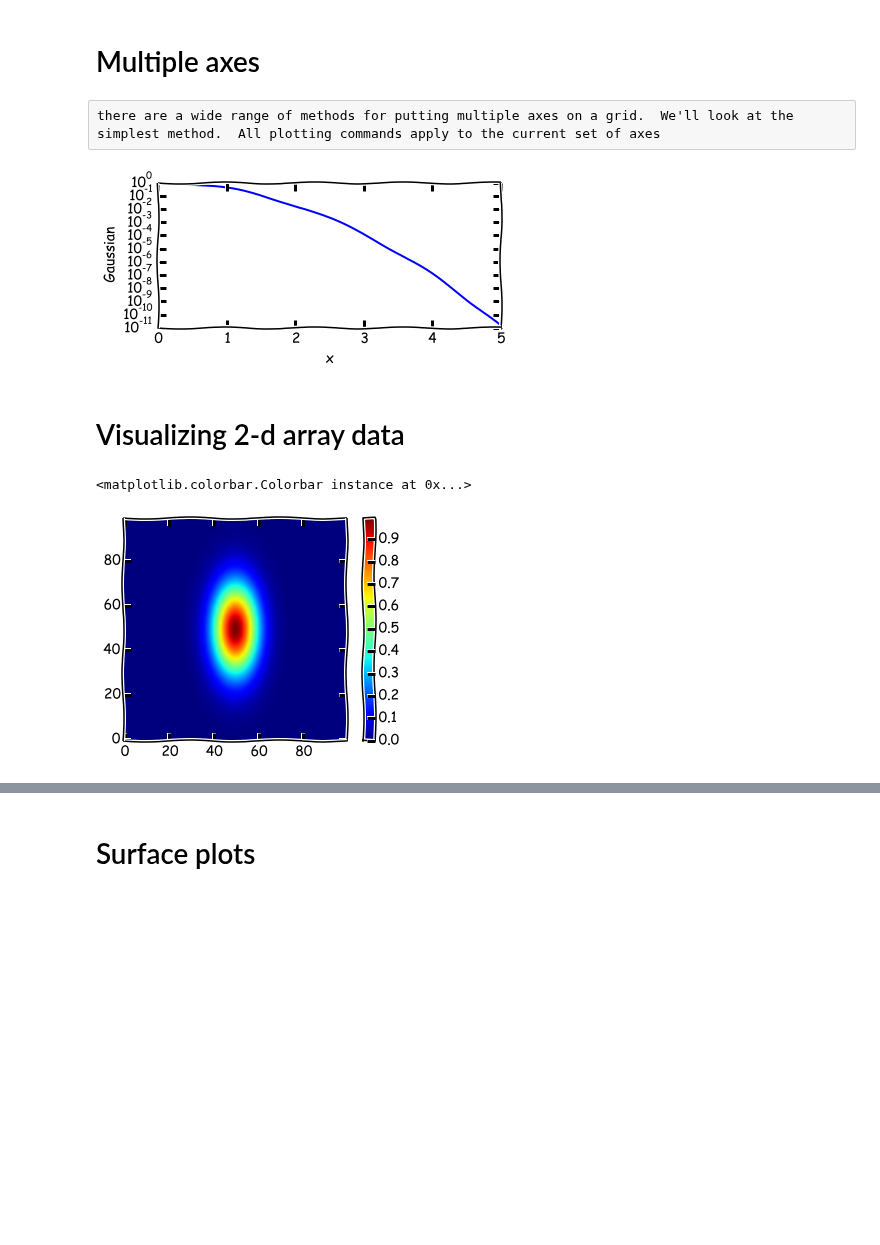
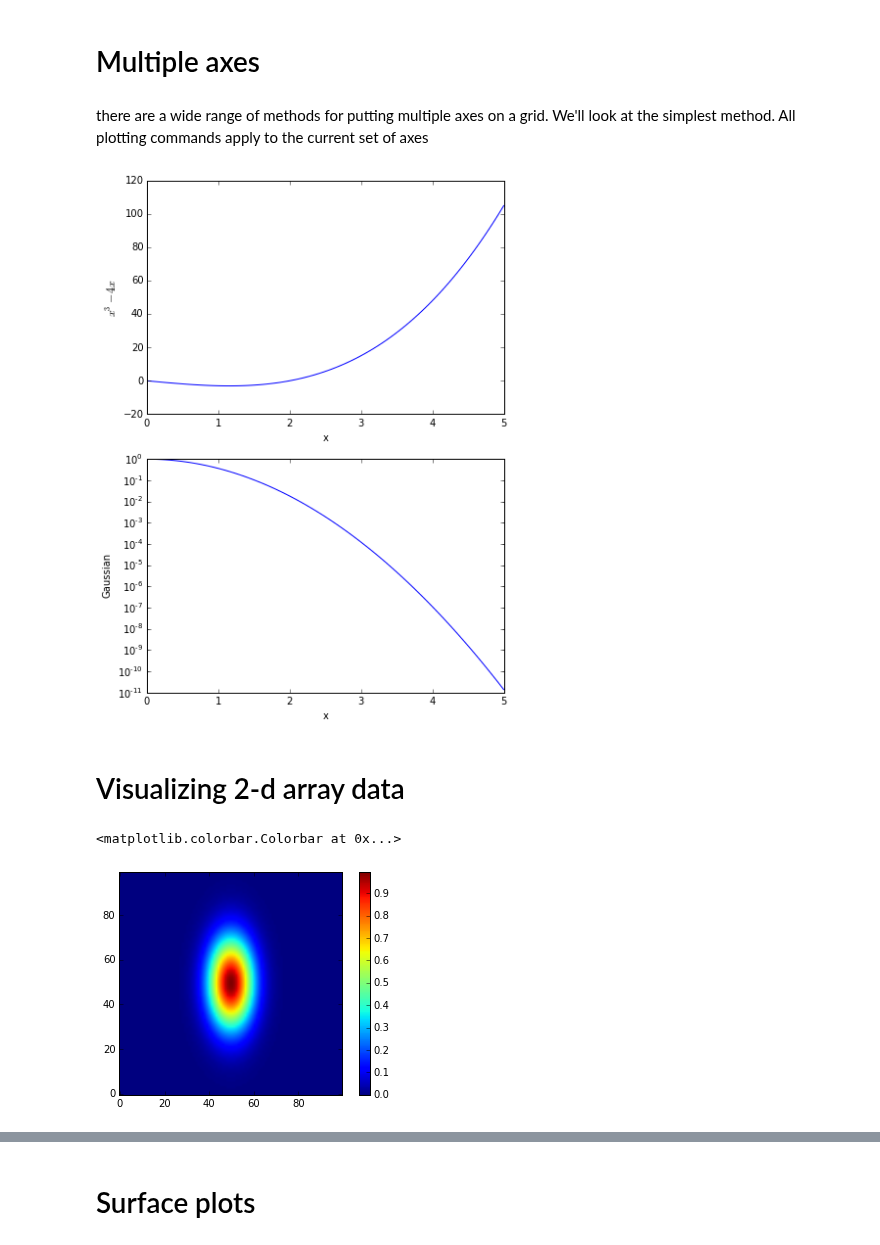
Before and after one commit to sbu-python-class/python-science, a Jupyter notebook: lectures/03-matplotlib/matplotlib-basics.ipynb, the cells around one changed output, grey strips where cells are left out. Cells and saved outputs as stored; diff of their text form; code cells hidden in the pictures; blank space fills up the shorter version.

```diff
--- a/lectures/03-matplotlib/matplotlib-basics.ipynb
+++ b/lectures/03-matplotlib/matplotlib-basics.ipynb
@@ -71,50 +75,50 @@ pylab.setp(line)
 # %% [markdown]
 # Multiple axes
-# %% [raw]
-there are a wide range of methods for putting multiple axes on a grid.  We'll look at the simplest method.  All plotting commands apply to the current set of axes
+# %% [markdown]
+there are a wide range of methods for putting multiple axes on a grid.  We'll look at the simplest method.  All plotting commands apply to the current set of axes
 # %%
-pylab.subplot(211)
+plt.subplot(211)
 
-x = numpy.linspace(0,5,100)
-pylab.plot(x, x**3 - 4*x)
-pylab.xlabel("x")
-pylab.ylabel(r"$x^3 - 4x$")
+x = np.linspace(0,5,100)
+plt.plot(x, x**3 - 4*x)
+plt.xlabel("x")
+plt.ylabel(r"$x^3 - 4x$", fontsize="large")
 
-pylab.subplot(312)
+plt.subplot(212)
 
-pylab.plot(x, numpy.exp(-x**2))
-pylab.xlabel("x")
-pylab.ylabel("Gaussian")
+plt.plot(x, np.exp(-x**2))
+plt.xlabel("x")
+plt.ylabel("Gaussian")
 
 # log scale
-ax = pylab.gca()
+ax = plt.gca()
 ax.set_yscale("log")
 
 # get the figure and set its size
-f = pylab.gcf()
+f = plt.gcf()
 f.set_size_inches(6,8)
 
 # tight_layout() makes sure things don't overlap
-pylab.tight_layout()
-pylab.savefig("test.png")
+plt.tight_layout()
+plt.savefig("test.png")
 # %% [output]
-[figure, old version]
+[figure, new version]
 # %% [markdown]
 # Visualizing 2-d array data
 # %%
 def g(x, y):
-    return numpy.exp(-((x-0.5)**2)/0.1**2 - ((y-0.5)**2)/0.2**2)
+    return np.exp(-((x-0.5)**2)/0.1**2 - ((y-0.5)**2)/0.2**2)
 
 N = 100
 
-x = numpy.linspace(0.0,1.0,N)
+x = np.linspace(0.0,1.0,N)
 y = x.copy()
 
-xv, yv = numpy.meshgrid(x, y)
+xv, yv = np.meshgrid(x, y)
 
-pylab.imshow(g(xv,yv), origin="lower")
-pylab.colorbar()
+plt.imshow(g(xv,yv), origin="lower")
+plt.colorbar()
 # %% [output]
-<matplotlib.colorbar.Colorbar instance at 0x...>
+<matplotlib.colorbar.Colorbar at 0x...>
-[figure, old version]
+[figure, new version]
 # %%
```
Also changed, not shown: parts of 43 cells of this notebook.
